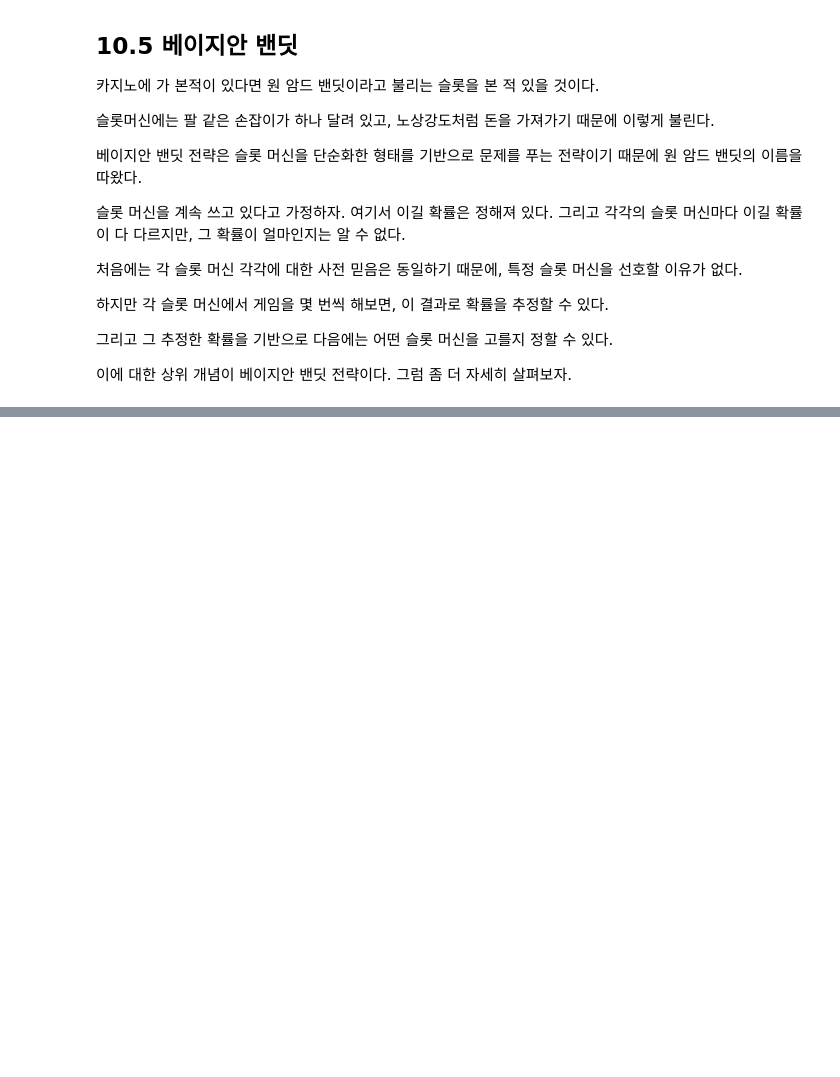
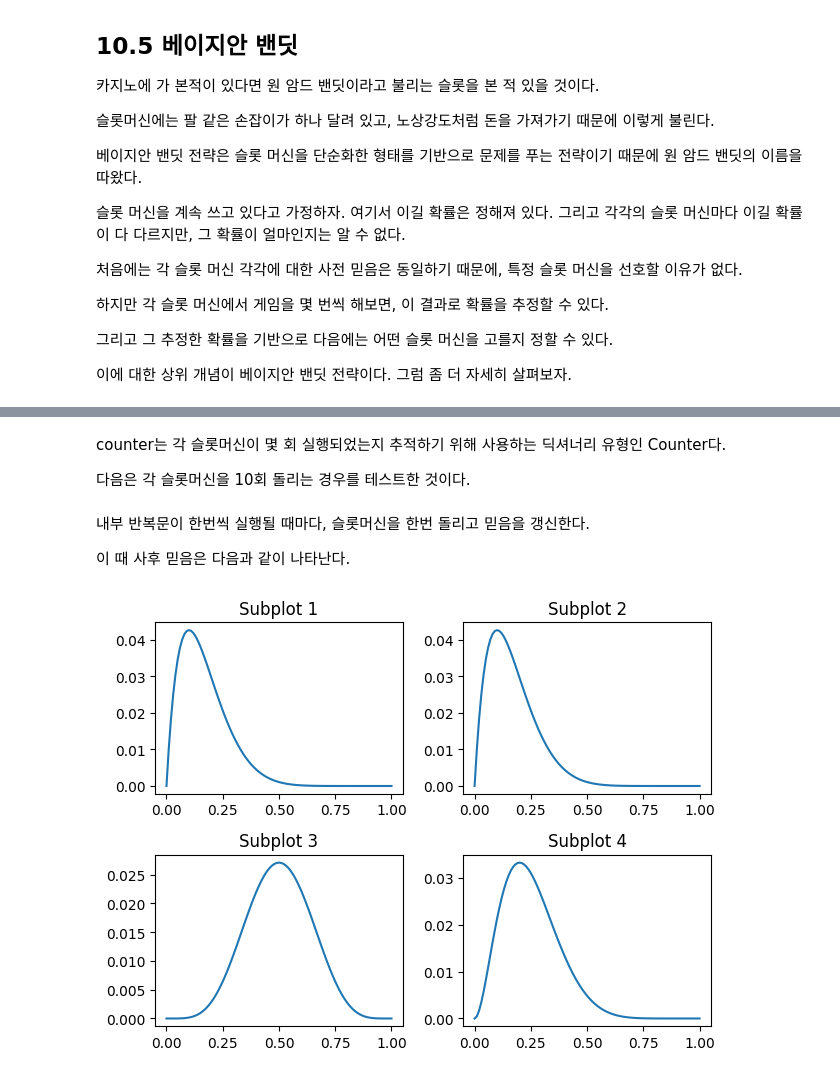
Before and after one commit to KO-JUNSUNG/TIL, a Jupyter notebook: Bayes/10.ipynb, the cells around one changed output, grey strips where cells are left out. Drawn from its saved outputs; the diff is of its cells as text; code cells hidden in the pictures; blank space fills up the shorter version.

```diff
--- a/Bayes/10.ipynb
+++ b/Bayes/10.ipynb
@@ -282,0 +353,44 @@ biased_triangle.plot()
+# %%
+actual_probs = [0.1, 0.2, 0.3, 0.4]
+
+from collections import Counter
+# 각 슬롯머신을 몇 회 실행했는지 카운트
+
+counter = Counter()
+
+def play(i):
+    """Play machine i.
+
+    i: index of the machine to play
+
+    returns: string 'W' or 'L'
+    """
+    counter[i] += 1
+    p = actual_probs[i]
+    if np.random.random() < p:
+        return 'W'
+    else:
+        return 'L'
+# %% [markdown]
+counter는 각 슬롯머신이 몇 회 실행되었는지 추적하기 위해 사용하는 딕셔너리 유형인 Counter다.
+
+다음은 각 슬롯머신을 10회 돌리는 경우를 테스트한 것이다.
+# %%
+for i in range(4):
+    for _ in range(10):
+        outcome = play(i)
+        update(beliefs[i], outcome)
+# %% [markdown]
+내부 반복문이 한번씩 실행될 때마다, 슬롯머신을 한번 돌리고 믿음을 갱신한다.
+
+이 때 사후 믿음은 다음과 같이 나타난다.
+# %%
+# 2x2 그리드로 서브플롯을 생성하고 그림을 그립니다.
+for i in range(4):
+    plt.subplot(2, 2, i + 1)  # 서브플롯 위치는 1부터 시작합니다.
+    plt.plot(beliefs[i].qs, beliefs[i].ps)
+    plt.title(f'Subplot {i + 1}')
+plt.tight_layout()
+plt.show()
+# %% [output]
+[figure, added]
```
Also changed, not shown: parts of 34 cells of this notebook.
